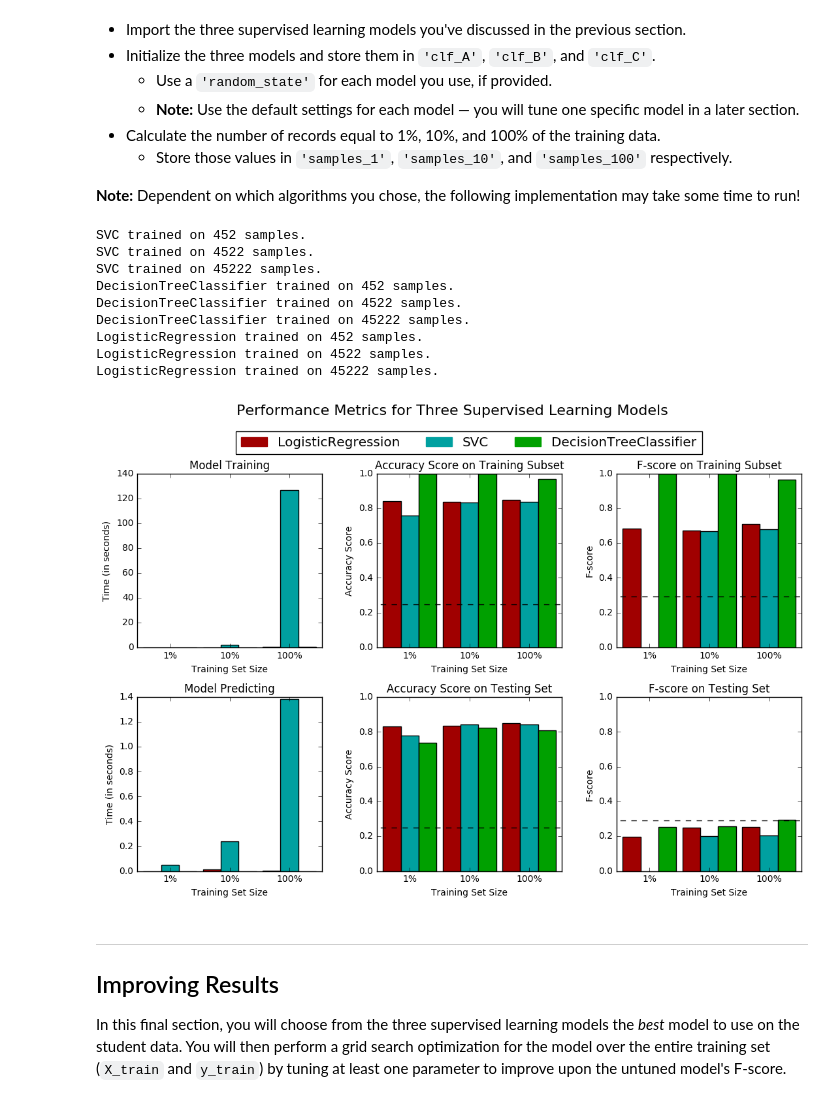
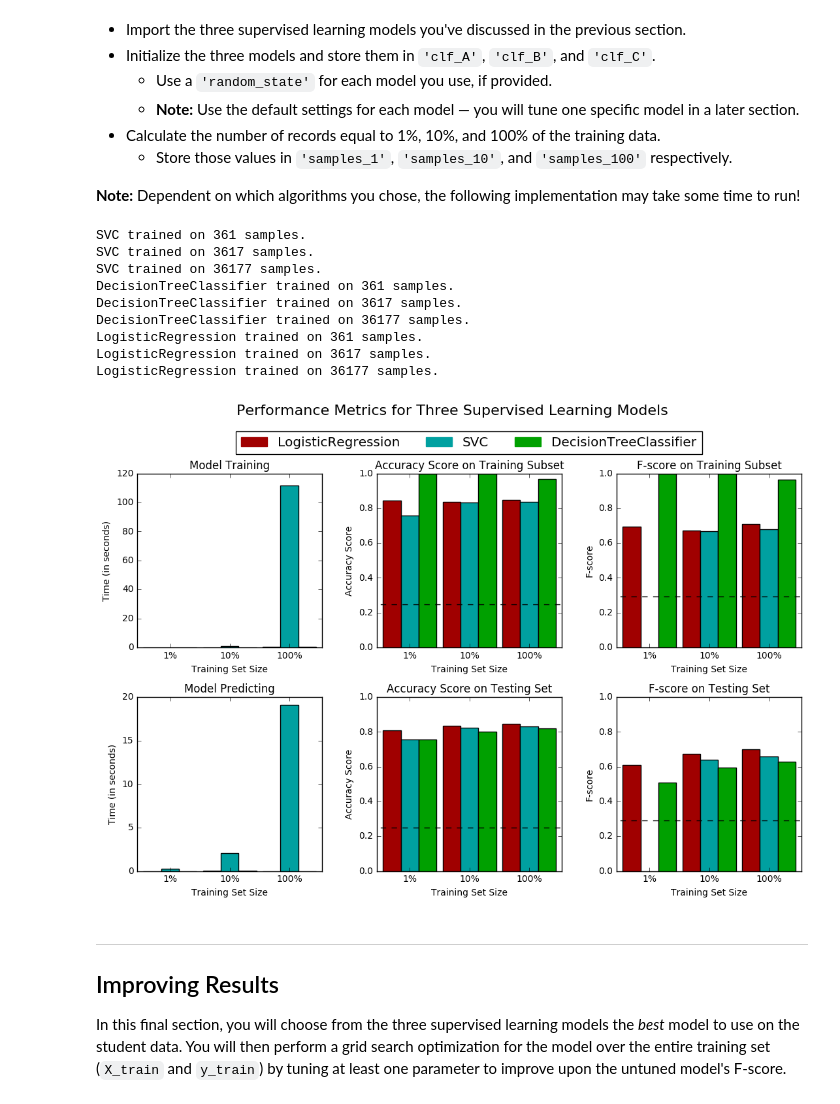
Before and after one commit to dhrumil24patel/machine-learning-nd, a Jupyter notebook: projects/finding_donors/finding_donors.ipynb, the cells around one changed output. Cells and saved outputs as stored; diff of their text form; code cells hidden in the pictures.

```diff
--- a/projects/finding_donors/finding_donors.ipynb
+++ b/projects/finding_donors/finding_donors.ipynb
@@ -334,7 +334,7 @@ def train_predict(learner, sample_size, X_train, y_train, X_test, y_test):
     # TODO: Get the predictions on the test set,
     #       then get predictions on the first 300 training samples
     start = time() # Get start time
-    predictions_test = learner.predict(X_test[:300])
+    predictions_test = learner.predict(X_test)
     predictions_train = learner.predict(X_train[:300])
     end = time() # Get end time
 
@@ -345,13 +345,13 @@ def train_predict(learner, sample_size, X_train, y_train, X_test, y_test):
     results['acc_train'] = accuracy_score((y_train[:300]), (predictions_train))
 
     # TODO: Compute accuracy on test set
-    results['acc_test'] = accuracy_score((y_test[:300]), (predictions_test))
+    results['acc_test'] = accuracy_score((y_test), (predictions_test))
 
     # TODO: Compute F-score on the the first 300 training samples
     results['f_train'] = fbeta_score((y_train[:300]), (predictions_train),beta=beta)
 
     # TODO: Compute F-score on the test set
-    results['f_test'] = fbeta_score((y_train[:300]), (predictions_test),beta=beta)
+    results['f_test'] = fbeta_score((y_test), (predictions_test),beta=beta)
 
     # Success
     print "{} trained on {} samples.".format(learner.__class__.__name__, sample_size)
@@ -379,46 +379,46 @@ from sklearn import linear_model, datasets
 clf_A = svm.SVC(random_state=42)
 clf_B = DecisionTreeClassifier(random_state=42)
 clf_C = linear_model.LogisticRegression(random_state=42)
 
 # TODO: Calculate the number of samples for 1%, 10%, and 100% of the training data
-samples_1 = int(0.01 * n_records)
-samples_10 = int(0.1 * n_records)
-samples_100 = n_records
+samples_1 = int(0.01 * len(y_train))
+samples_10 = int(0.1 * len(y_train))
+samples_100 = len(y_train)
 
 # Collect results on the learners
 results = {}
 for clf in [clf_A, clf_B, clf_C]:
     clf_name = clf.__class__.__name__
     results[clf_name] = {}
     for i, samples in enumerate([samples_1, samples_10, samples_100]):
         results[clf_name][i] = \
         train_predict(clf, samples, X_train, y_train, X_test, y_test)
 
 # for learner in (results.keys()):
 #     print ""
 #     print learner
 #     print (results[learner][0]['pred_time'])
 #     for result in results[learner]:
 #         print ""
 #         print "Pred time ",results[learner][result]['pred_time']
 #         print "f_test ",results[learner][result]['f_test']
 #         print "train time ",results[learner][result]['train_time']
 #         print "acc_train ",results[learner][result]['acc_train']
 #         print "acc_test ",results[learner][result]['acc_test']
 #         print "f_train ",results[learner][result]['f_train']
 # Run metrics visualization for the three supervised learning models chosen
 vs.evaluate(results, accuracy, fscore)
 # %% [output]
-SVC trained on 452 samples.
-SVC trained on 4522 samples.
-SVC trained on 45222 samples.
-DecisionTreeClassifier trained on 452 samples.
-DecisionTreeClassifier trained on 4522 samples.
-DecisionTreeClassifier trained on 45222 samples.
-LogisticRegression trained on 452 samples.
-LogisticRegression trained on 4522 samples.
-LogisticRegression trained on 45222 samples.
+SVC trained on 361 samples.
+SVC trained on 3617 samples.
+SVC trained on 36177 samples.
+DecisionTreeClassifier trained on 361 samples.
+DecisionTreeClassifier trained on 3617 samples.
+DecisionTreeClassifier trained on 36177 samples.
+LogisticRegression trained on 361 samples.
+LogisticRegression trained on 3617 samples.
+LogisticRegression trained on 36177 samples.
-[figure, old version]
+[figure, new version]
 # %% [markdown]
 ----
 ## Improving Results
```
Also changed, not shown: parts of 3 cells of this notebook, 1 other file.
